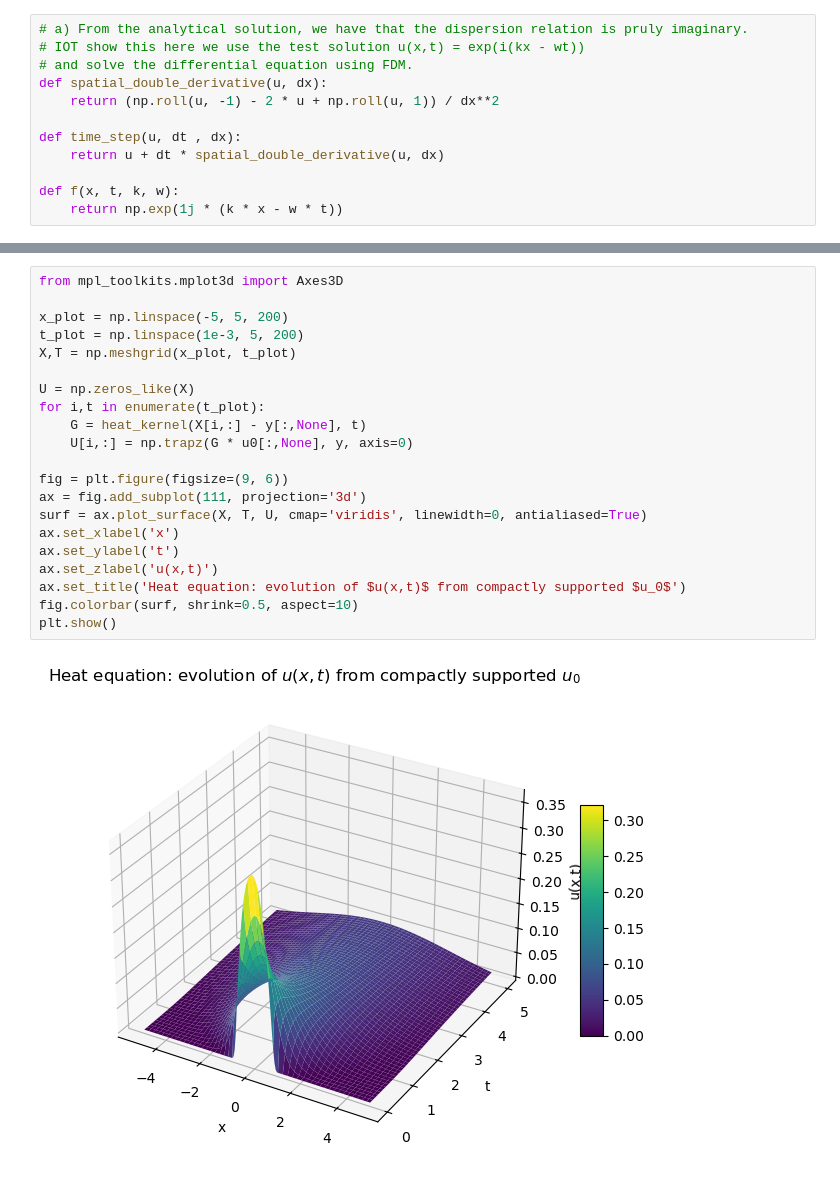
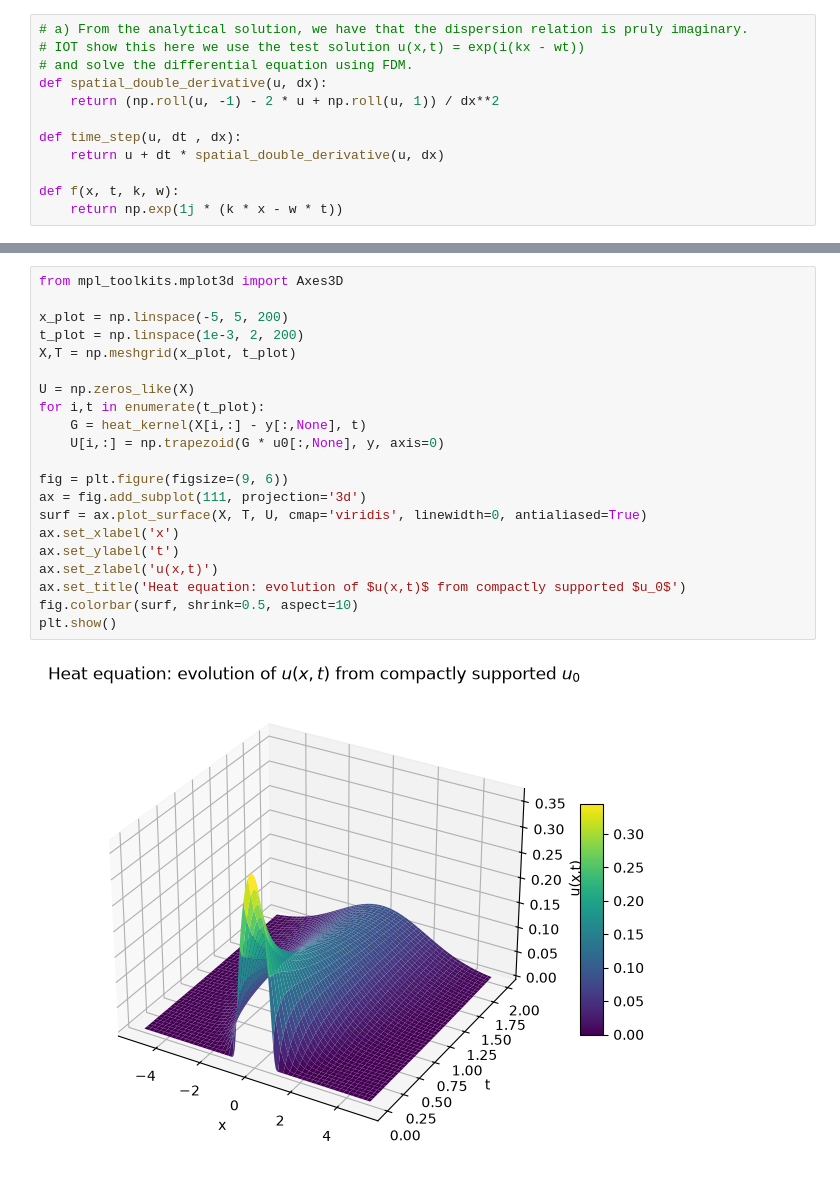
Before and after one commit to DeltaSG/Prosjekt_Master, a Jupyter notebook: Code/WavesSolitons.ipynb, the cells around one changed output, grey strips where cells are left out. Cells and saved outputs as stored; diff of their text form.

```diff
--- a/Code/WavesSolitons.ipynb
+++ b/Code/WavesSolitons.ipynb
@@ -134,26 +136,26 @@ plt.show()
 # %%
 from mpl_toolkits.mplot3d import Axes3D
 
 x_plot = np.linspace(-5, 5, 200)
-t_plot = np.linspace(1e-3, 5, 200)
+t_plot = np.linspace(1e-3, 2, 200)
 X,T = np.meshgrid(x_plot, t_plot)
 
 U = np.zeros_like(X)
 for i,t in enumerate(t_plot):
     G = heat_kernel(X[i,:] - y[:,None], t)
-    U[i,:] = np.trapz(G * u0[:,None], y, axis=0)
+    U[i,:] = np.trapezoid(G * u0[:,None], y, axis=0)
 
 fig = plt.figure(figsize=(9, 6))
 ax = fig.add_subplot(111, projection='3d')
 surf = ax.plot_surface(X, T, U, cmap='viridis', linewidth=0, antialiased=True)
 ax.set_xlabel('x')
 ax.set_ylabel('t')
 ax.set_zlabel('u(x,t)')
 ax.set_title('Heat equation: evolution of $u(x,t)$ from compactly supported $u_0$')
 fig.colorbar(surf, shrink=0.5, aspect=10)
 plt.show()
 # %% [output]
-[figure, old version]
+[figure, new version]
 # %% [markdown]
 1.4:
 The Airy equation is the linear ordinary differential equation
```
Also changed, not shown: parts of 12 cells of this notebook, 5 other files.
